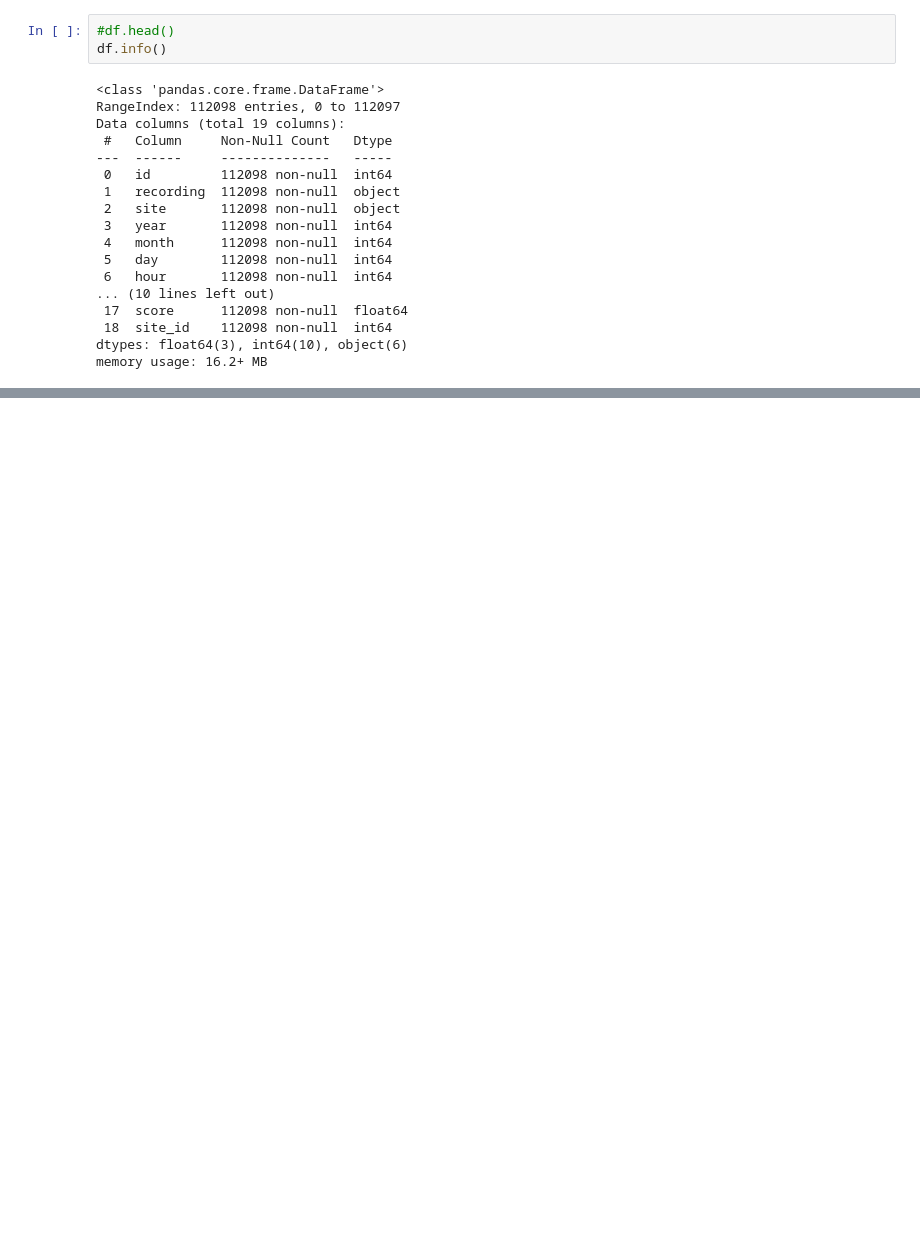
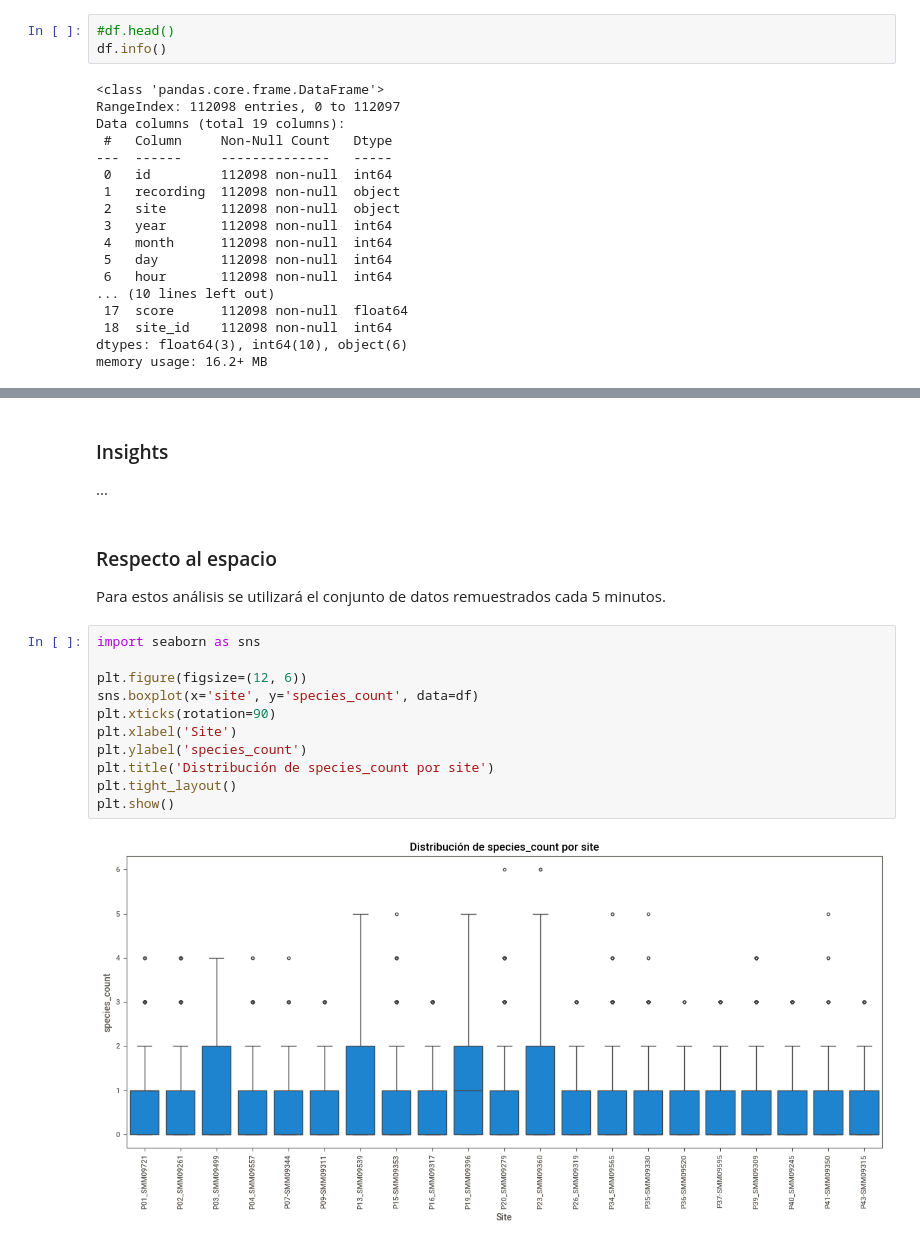
Before and after one commit to camilobehrens/Data_Science_ll, a Jupyter notebook: entrega_1/entrega.ipynb, the cells around one changed output, grey strips where cells are left out. Cells and saved outputs as stored; diff of their text form; blank space fills up the shorter version.

```diff
--- a/entrega_1/entrega.ipynb
+++ b/entrega_1/entrega.ipynb
@@ -360,0 +391,21 @@ result.to_csv(r'C:\Users\camil\OneDrive - Universidad Austral de Chile\datascien
+# %% [markdown]
+### Insights
+
+...
+# %% [markdown]
+### Respecto al espacio
+
+Para estos análisis se utilizará el conjunto de datos remuestrados cada 5 minutos.
+# %%
+import seaborn as sns
+
+plt.figure(figsize=(12, 6))
+sns.boxplot(x='site', y='species_count', data=df)
+plt.xticks(rotation=90)
+plt.xlabel('Site')
+plt.ylabel('species_count')
+plt.title('Distribución de species_count por site')
+plt.tight_layout()
+plt.show()
+# %% [output]
+[figure, added]
```
Also changed, not shown: parts of 43 cells of this notebook, 3 other files.
